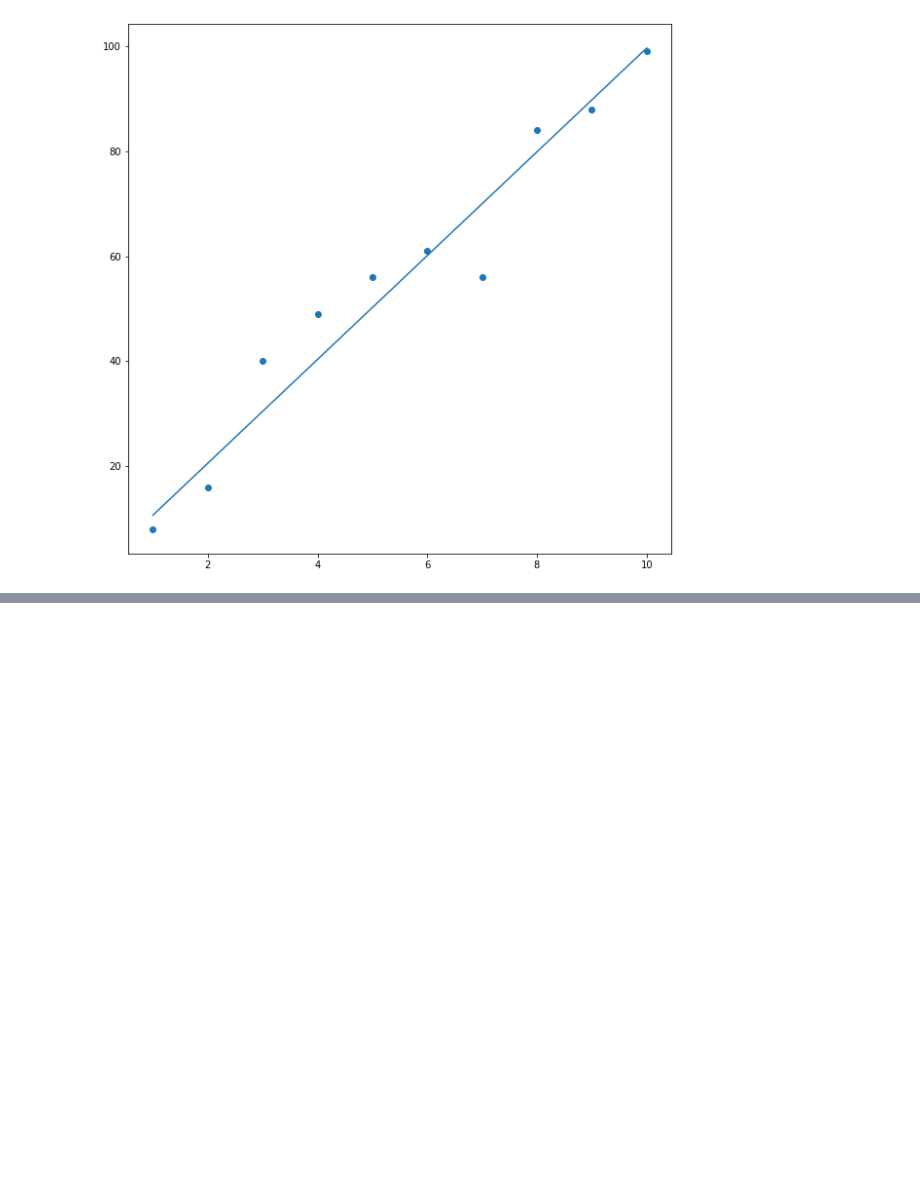
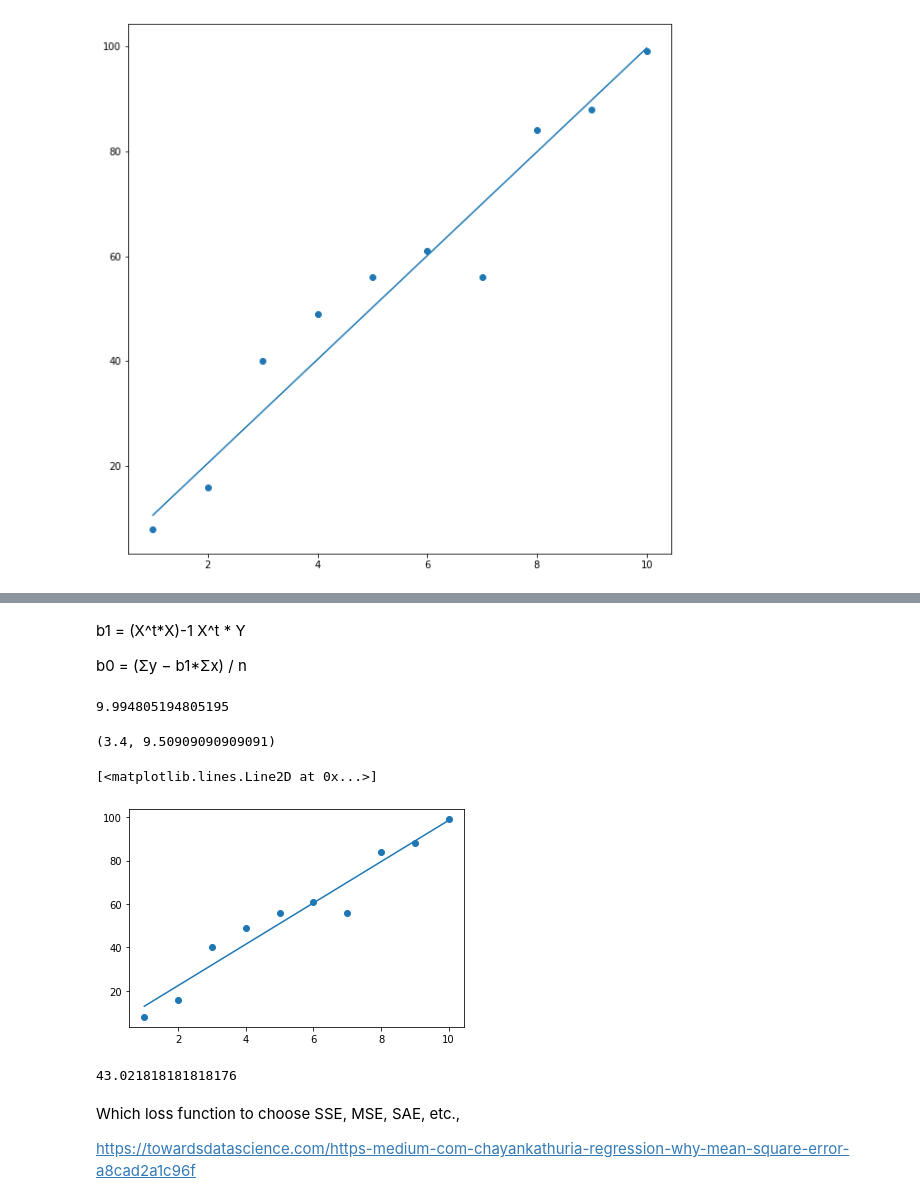
Before and after one commit to rabhar/datascience_practice, a Jupyter notebook: Linear Regression Theory.ipynb, the cells around one changed output, grey strips where cells are left out. Drawn from its saved outputs; the diff is of its cells as text; code cells hidden in the pictures; blank space fills up the shorter version.

```diff
--- a/Linear Regression Theory.ipynb
+++ b/Linear Regression Theory.ipynb
@@ -302,0 +366,31 @@ Y = data['y']
+# %% [markdown]
+b1 = (X^t*X)-1 X^t * Y
+
+b0 = (Σy − b1*Σx) / n
+# %%
+x = np.array(data['x'])
+y = np.array(data['y'])
+# %%
+b1 = 1 / (x.T @ x) * (x @ y)
+# %% [output]
+9.994805194805195
+# %%
+b0 = (y.sum() - b1*x.sum()) / n
+# %%
+b0, b1
+# %% [output]
+(3.4, 9.50909090909091)
+# %%
+plt.scatter('x','y', data=data)
+plt.plot(data['x'], default_predict(data['x'], b0, b1))
+# %% [output]
+[<matplotlib.lines.Line2D at 0x...>]
+[figure, added]
+# %%
+mse(y, default_predict(x,b0,b1))
+# %% [output]
+43.021818181818176
+# %% [markdown]
+Which loss function to choose SSE, MSE, SAE, etc.,
+
+https://towardsdatascience.com/https-medium-com-chayankathuria-regression-why-mean-square-error-a8cad2a1c96f
```
Also changed, not shown: parts of 18 cells of this notebook, 2 other files.
